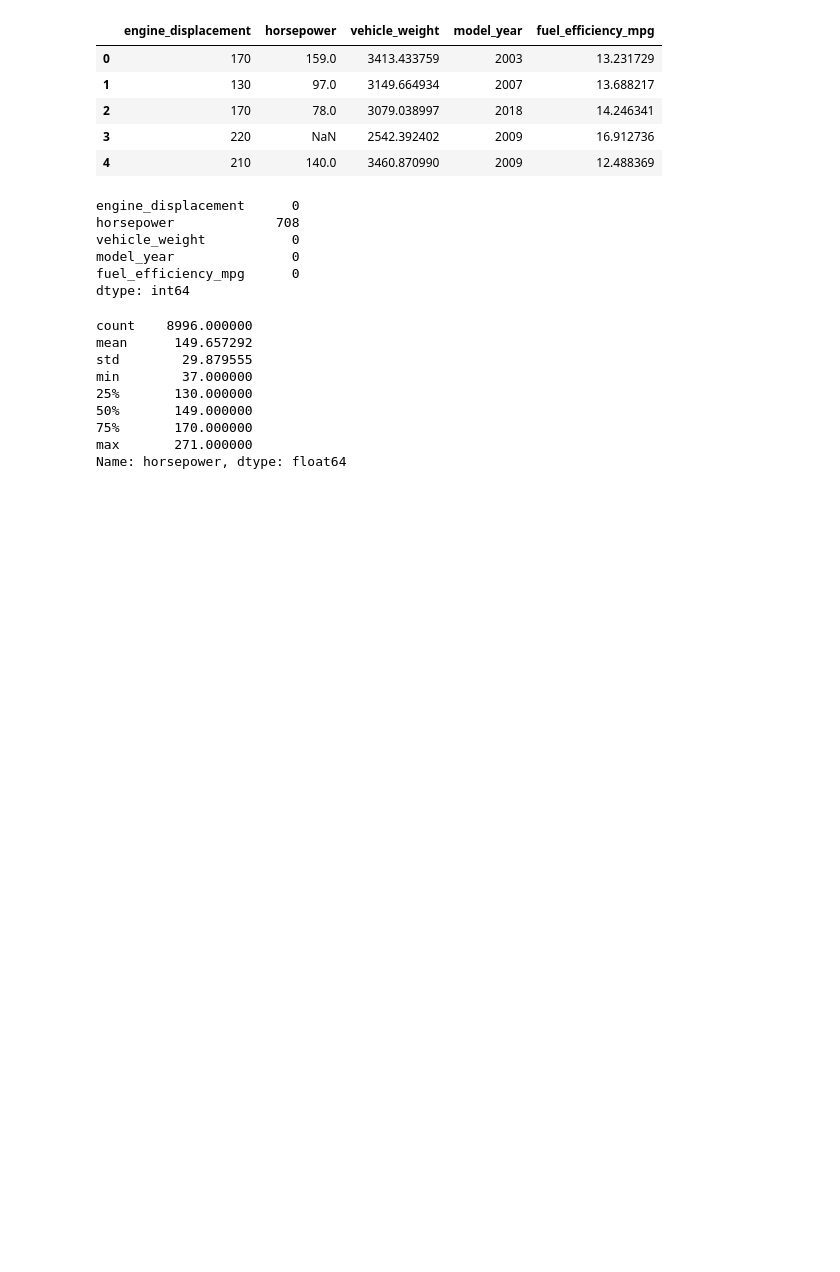
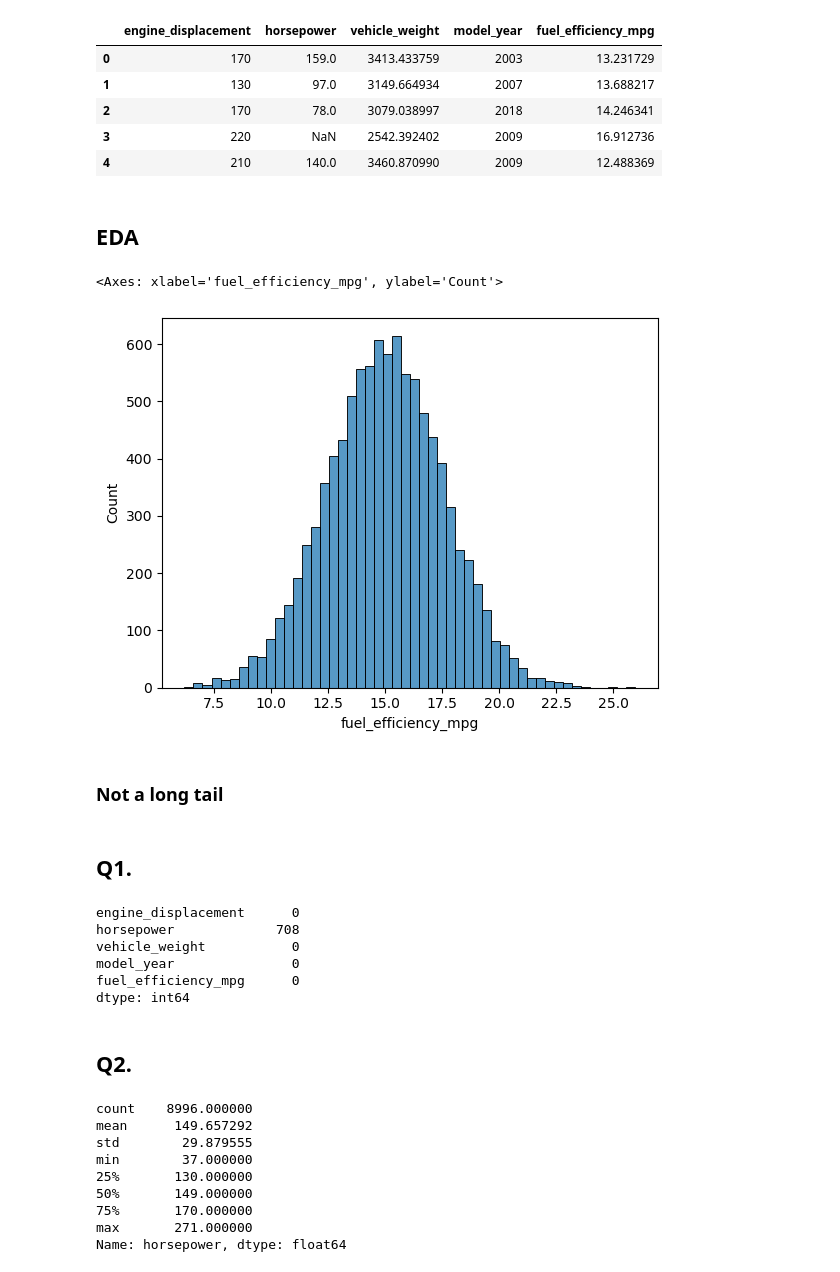
Before and after one commit to dhruvj27/ml-zoomcamp-2025, a Jupyter notebook: 02-regression/homework02.ipynb, the cells around one changed output. Cells and saved outputs as stored; diff of their text form; code cells hidden in the pictures; blank space fills up the shorter version.

```diff
--- a/02-regression/homework02.ipynb
+++ b/02-regression/homework02.ipynb
@@ -23,6 +34,17 @@ filtered_df.head()
 | 2 | 170 | 78.0 | 3079.038997 | 2018 | 14.246341 |
 | 3 | 220 | NaN | 2542.392402 | 2009 | 16.912736 |
 | 4 | 210 | 140.0 | 3460.870990 | 2009 | 12.488369 |
+# %% [markdown]
+## EDA
+# %%
+sns.histplot(filtered_df.fuel_efficiency_mpg, bins=50)
+# %% [output]
+<Axes: xlabel='fuel_efficiency_mpg', ylabel='Count'>
+[figure, added]
+# %% [markdown]
+### Not a long tail
+# %% [markdown]
+## Q1.
 # %%
 filtered_df.isnull().sum()
 # %% [output]
@@ -32,6 +54,8 @@ vehicle_weight           0
 model_year               0
 fuel_efficiency_mpg      0
 dtype: int64
+# %% [markdown]
+## Q2.
 # %%
 df['horsepower'].describe()
 # %% [output]
```
Also changed, not shown: parts of 16 cells of this notebook.
